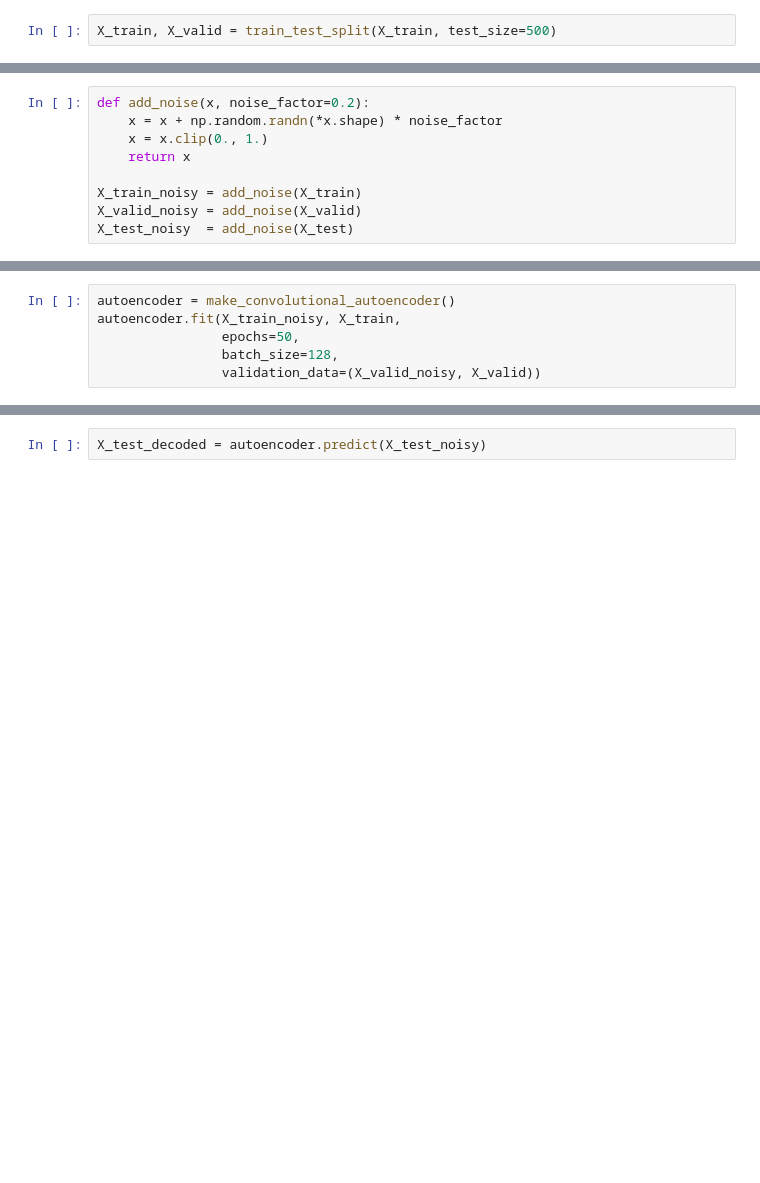
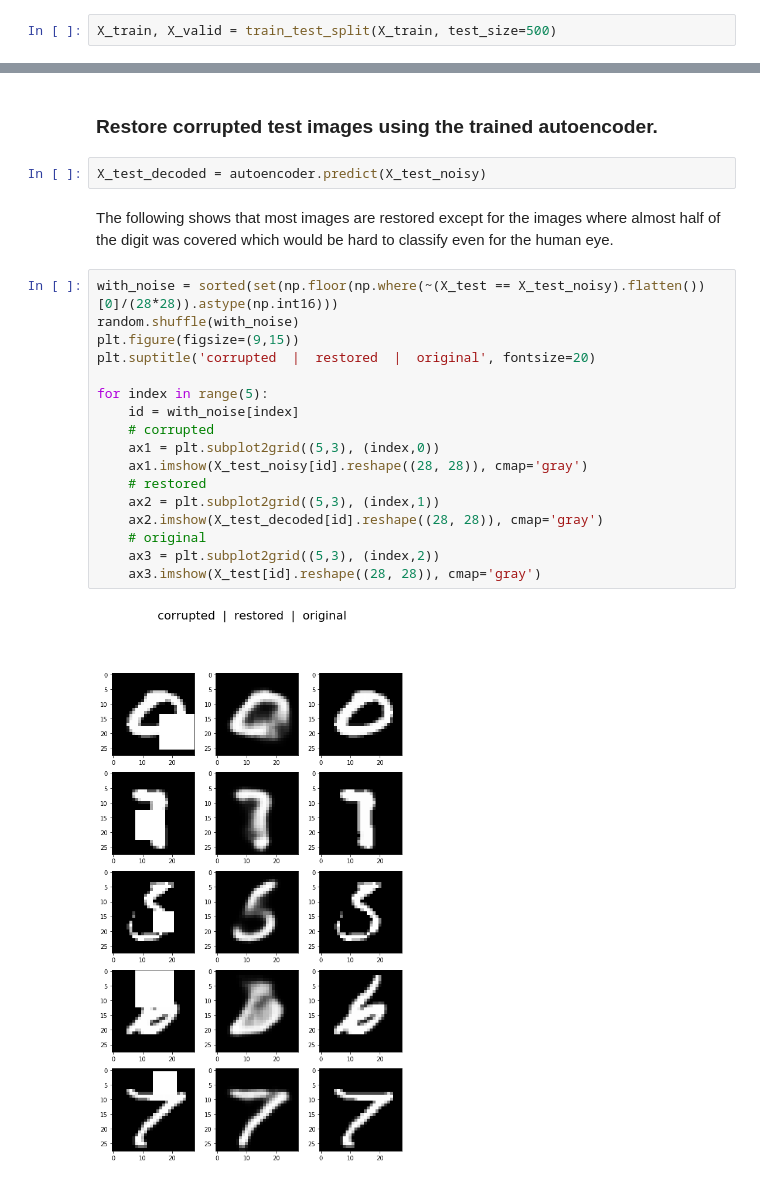
Before and after one commit to merylljv/EE298Z, a Jupyter notebook: Assignment/2/image_restoration.ipynb, the cells around one changed output, grey strips where cells are left out. Drawn from its saved outputs; the diff is of its cells as text; blank space fills up the shorter version.

```diff
--- a/Assignment/2/image_restoration.ipynb
+++ b/Assignment/2/image_restoration.ipynb
@@ -104,9 +136,0 @@ X_test_decoded = autoencoder.predict(X_test)
-# %%
-def add_noise(x, noise_factor=0.2):
-    x = x + np.random.randn(*x.shape) * noise_factor
-    x = x.clip(0., 1.)
-    return x
-
-X_train_noisy = add_noise(X_train)
-X_valid_noisy = add_noise(X_valid)
-X_test_noisy  = add_noise(X_test)
@@ -115,6 +136,0 @@ We train a new autoencoder with the noisy data as input and the original data as
-# %%
-autoencoder = make_convolutional_autoencoder()
-autoencoder.fit(X_train_noisy, X_train,
-                epochs=50,
-                batch_size=128,
-                validation_data=(X_valid_noisy, X_valid))
@@ -124,2 +152,25 @@ Let’s pass the noisy test images to the autoencoder to see the restored images
+# %% [markdown]
+### Restore corrupted test images using the trained autoencoder.
 # %%
 X_test_decoded = autoencoder.predict(X_test_noisy)
+# %% [markdown]
+The following shows that most images are restored except for the images where almost half of the digit was covered which would be hard to classify even for the human eye.
+# %%
+with_noise = sorted(set(np.floor(np.where(~(X_test == X_test_noisy).flatten())[0]/(28*28)).astype(np.int16)))
+random.shuffle(with_noise)
+plt.figure(figsize=(9,15))
+plt.suptitle('corrupted  |  restored  |  original', fontsize=20)
+
+for index in range(5):
+    id = with_noise[index]
+    # corrupted
+    ax1 = plt.subplot2grid((5,3), (index,0))
+    ax1.imshow(X_test_noisy[id].reshape((28, 28)), cmap='gray')
+    # restored
+    ax2 = plt.subplot2grid((5,3), (index,1))
+    ax2.imshow(X_test_decoded[id].reshape((28, 28)), cmap='gray')
+    # original
+    ax3 = plt.subplot2grid((5,3), (index,2))
+    ax3.imshow(X_test[id].reshape((28, 28)), cmap='gray')
+# %% [output]
+[figure, added]
```
Also changed, not shown: parts of 45 cells of this notebook, 3 other files.
